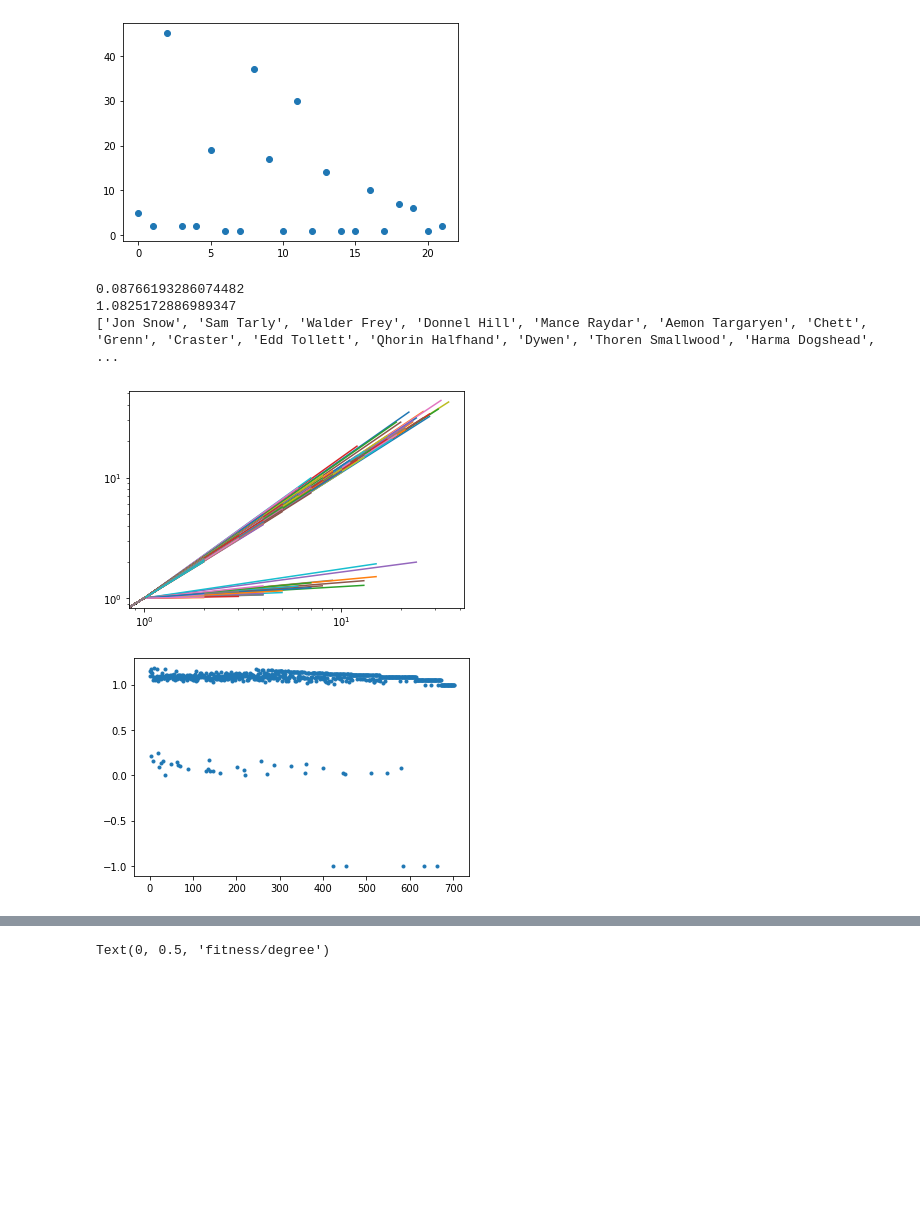
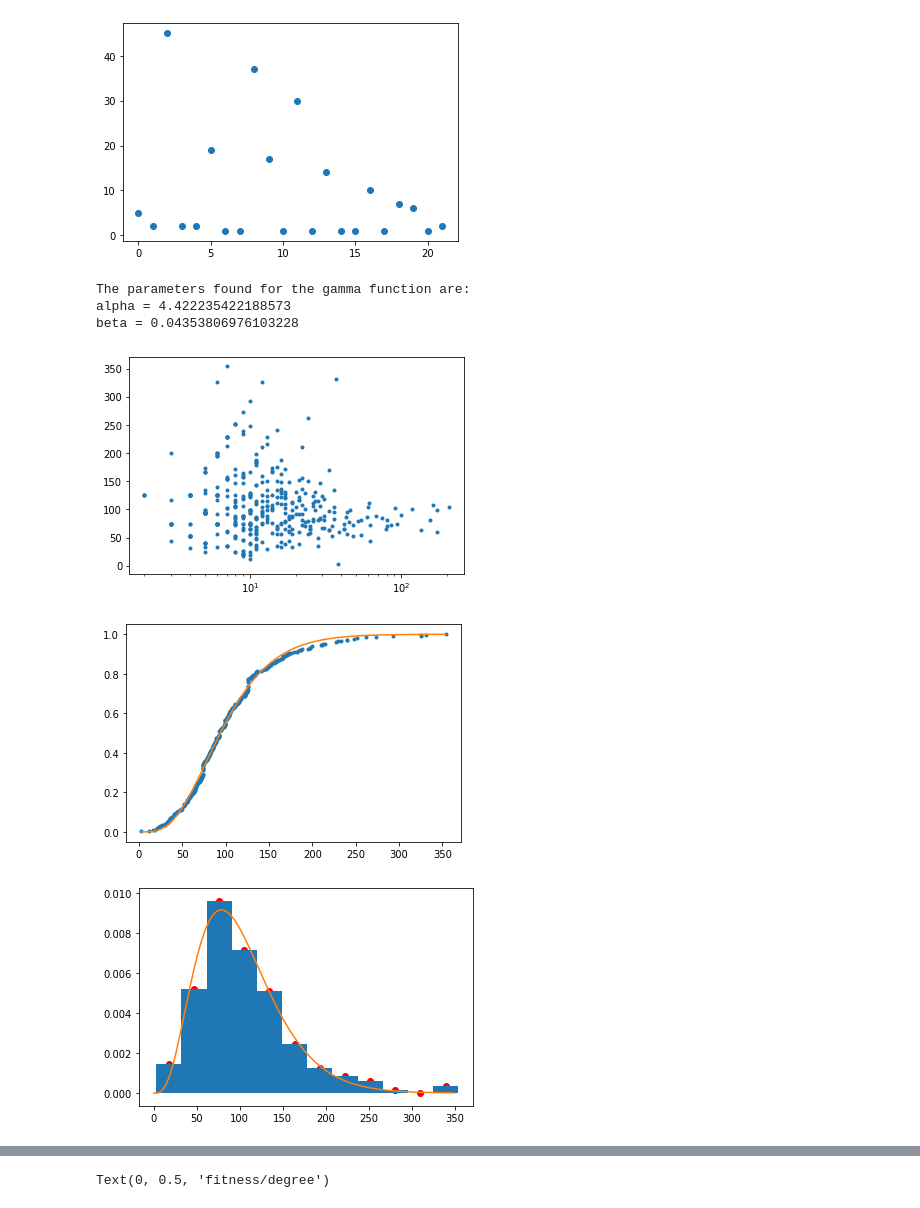
Before and after one commit to Dan8991/A-Storm-of-Nodes, a Jupyter notebook: got_network.ipynb, the cells around one changed output, grey strips where cells are left out. Cells and saved outputs as stored; diff of their text form; code cells hidden in the pictures; blank space fills up the shorter version.

Commit message:
[Add]completed temporal analysis

```diff
--- a/got_network.ipynb
+++ b/got_network.ipynb
@@ -203,30 +207,50 @@ plt.scatter(np.arange(len(diffs)), diffs)
 [figure]
 [figure]
 [figure]
-# %%
-sorted_indexes = np.argsort(degrees)
-sorted_indexes = sorted_indexes[::-1]
-epsilon = 1e-6
-coeffs = []
-m = 703
-for i in range(m):
-    character = parse_distribution(temporal_distributions[:, sorted_indexes[i], 0])
-    x = np.arange(len(character))
-    if len(x) > 1:
-        p = sp.polyfit(np.log(x + epsilon), np.log(character + epsilon), 1)
-        coeffs.append(p[0])
-        plt.loglog(x, x ** p[0])
-    else: coeffs.append(-1)
-plt.figure()
-plt.plot(coeffs,marker = '.', linestyle = "None")
-coeffs = np.array(coeffs)
-min_id = sorted_indexes[(coeffs > 0) & (coeffs < 1)]
-print(np.mean(coeffs[(coeffs > 0) & (coeffs < 0.5)]))
-print(np.mean(coeffs[coeffs > 0.5]))
-print([characters_id[ind] for ind in min_id])
-# %% [output]
-0.08766193286074482
-1.0825172886989347
-['Jon Snow', 'Sam Tarly', 'Walder Frey', 'Donnel Hill', 'Mance Raydar', 'Aemon Targaryen', 'Chett', 'Grenn', 'Craster', 'Edd Tollett', 'Qhorin Halfhand', 'Dywen', 'Thoren Smallwood', 'Harma Dogshead', ...
-[figure, removed]
-[figure, removed]
+# %%
+def gamma_CDF(x, alpha, beta):
+    return sp.special.gammainc(alpha, beta*x)
+def gamma_PDF(x, alpha, beta):
+    return beta**alpha/sp.special.gamma(alpha)*x**(alpha-1)*np.exp(-beta*x)
+# %%
+coeffs = []
+m = A.shape[0]
+for i in range(m):
+    character = parse_distribution(temporal_distributions[:, i, 0])
+    x = np.arange(1, len(character) + 1)
+    if character[0] == 0:
+        character = character[1:]
+        x = x[1:]
+    if len(x) > 1:
+        p = sp.polyfit(np.log(x), np.log(character), 1)
+        coeffs.append(p[0])
+        #plt.loglog(x, x ** p[0])
+    else: coeffs.append(-1)
+plt.figure()
+coeffs = np.array(coeffs)
+useful_degrees = degrees[coeffs != -1]
+coeffs = coeffs[coeffs != -1] * c
+plt.plot(useful_degrees, coeffs, marker = '.', linestyle = "None")
+plt.xscale("log")
+plt.figure()
+unique, pdf = get_neighbours_pdf(coeffs)
+plt.plot(unique, 1 - ccdf(pdf), marker = '.', linestyle="None")
+p, var = sp.optimize.curve_fit(gamma_CDF, unique, 1-ccdf(pdf))
+plt.plot(unique, gamma_CDF(unique, *p))
+plt.figure()
+temp = plt.hist(coeffs, density = True, bins = 12)
+counts = temp[0]
+bins = temp[1]
+bin_cent = (bins[1:]+bins[:-1])/2
+plt.scatter(bin_cent, counts, c = "red")
+plt.plot(np.arange(0, 350, 1), gamma_PDF(np.arange(0, 350, 1), *p))
+print("The parameters found for the gamma function are:")
+print(f"alpha = {p[0]}")
+print(f"beta = {p[1]}")
+# %% [output]
+The parameters found for the gamma function are:
+alpha = 4.422235422188573
+beta = 0.04353806976103228
+[figure, added]
+[figure, added]
+[figure, added]
```
Also changed, not shown: parts of 12 cells of this notebook.
